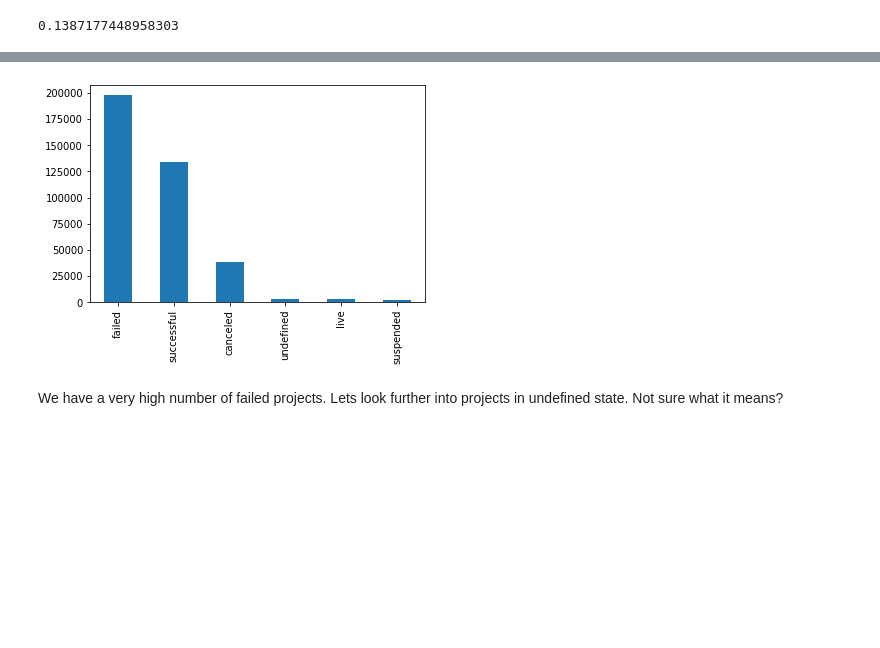
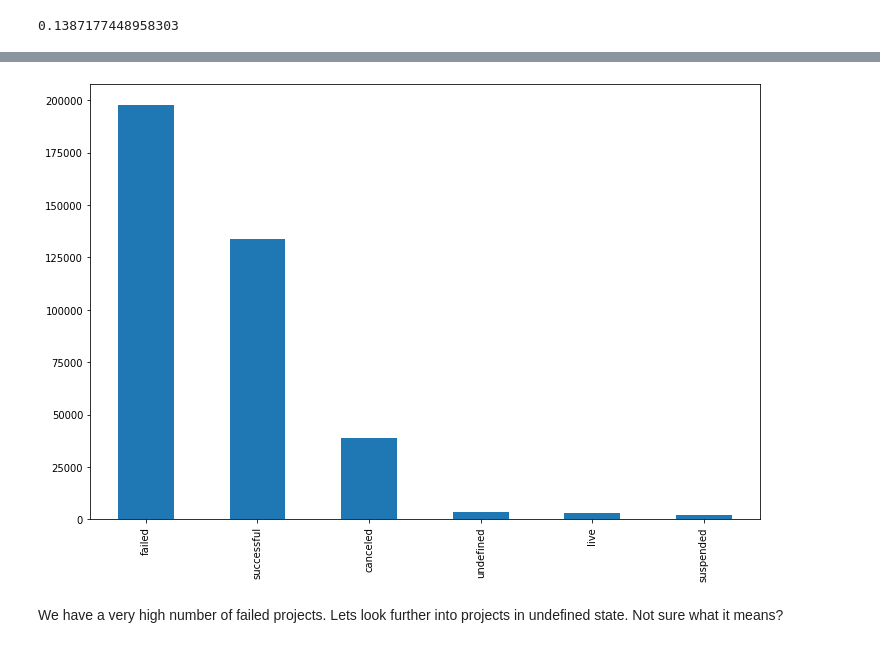
Before and after one commit to sumitkumar-00/kickstarter, a Jupyter notebook: kickstarter.ipynb, the cells around one changed output, grey strips where cells are left out. Saved outputs shown, nothing was run; the diff lists cells and outputs as text; code cells hidden in the pictures; blank space fills up the shorter version.

```diff
--- a/kickstarter.ipynb
+++ b/kickstarter.ipynb
@@ -216,8 +225,9 @@ plt.show();
 # %%
 # Lets look at count of projects in different statuses
+plt.figure(figsize=(12,8))
 ks.state.value_counts().plot(kind='bar');
 # %% [output]
-[figure, old version]
+[figure, new version]
 # %% [markdown]
 We have a very high number of failed projects. Lets look further into projects in undefined state. Not sure what it means?
 # %%
```
Also changed, not shown: parts of 14 cells of this notebook.
